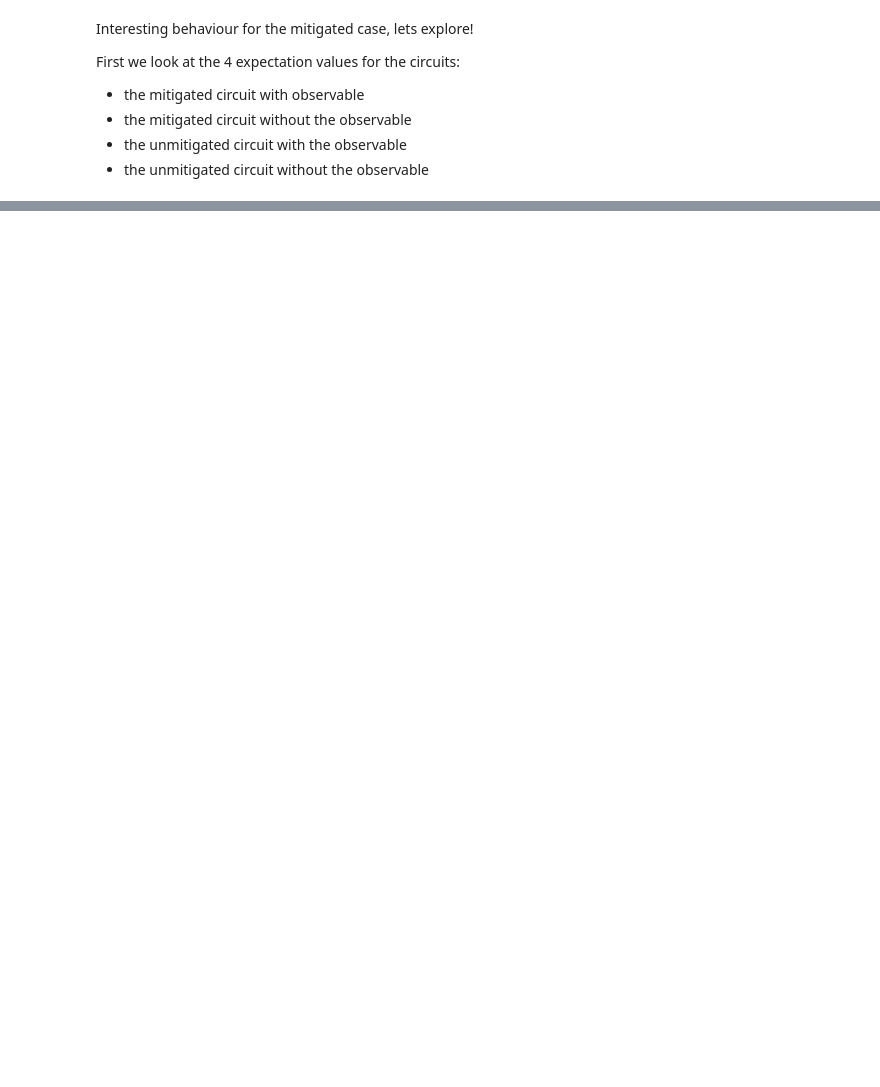
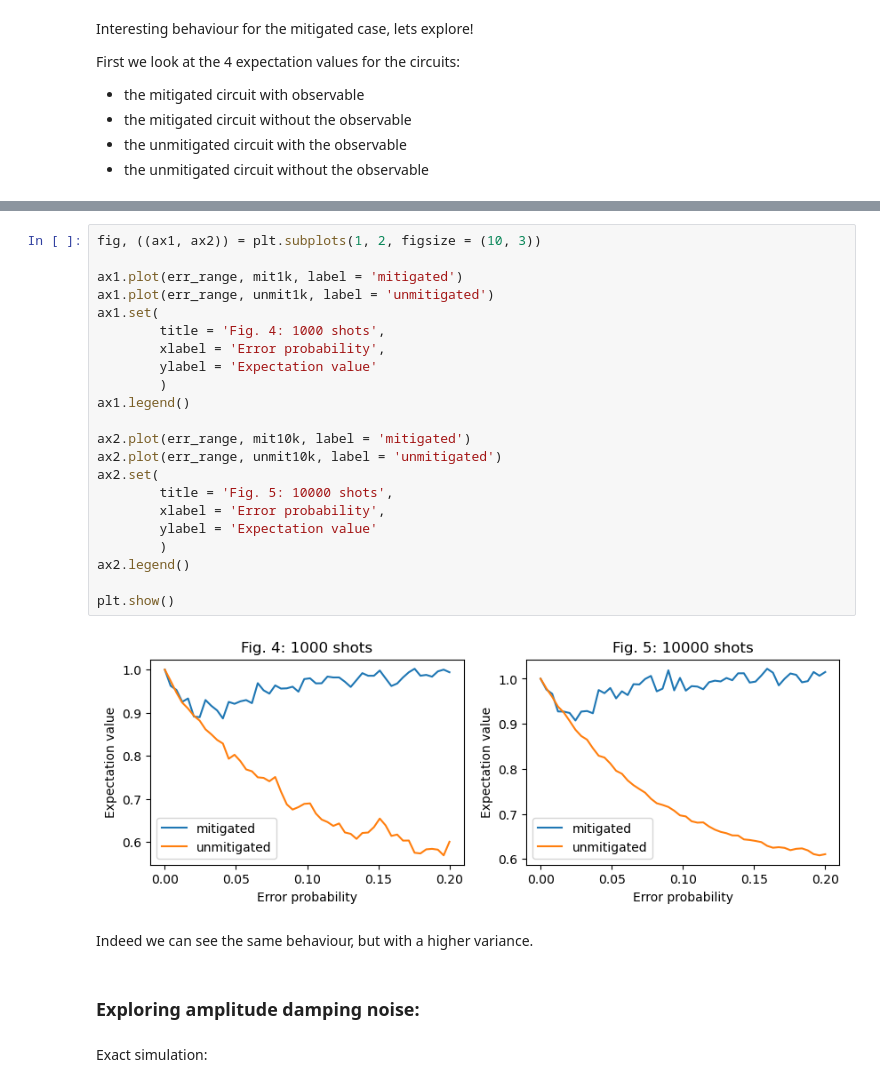
Before and after one commit to noszitomi/UCLQ_internship, a Jupyter notebook: UCLQ_code/prod/ESD_paper/manual_noise_demo.ipynb, the cells around one changed output, grey strips where cells are left out. Cells and saved outputs as stored; diff of their text form; blank space fills up the shorter version.

```diff
--- a/UCLQ_code/prod/ESD_paper/manual_noise_demo.ipynb
+++ b/UCLQ_code/prod/ESD_paper/manual_noise_demo.ipynb
@@ -217,0 +283,30 @@ From this we can explain the behaviour of the mitigated (and also the unmitigate
+# %%
+fig, ((ax1, ax2)) = plt.subplots(1, 2, figsize = (10, 3))
+
+ax1.plot(err_range, mit1k, label = 'mitigated')
+ax1.plot(err_range, unmit1k, label = 'unmitigated')
+ax1.set(
+        title = 'Fig. 4: 1000 shots',
+        xlabel = 'Error probability',
+        ylabel = 'Expectation value'
+        )
+ax1.legend()
+
+ax2.plot(err_range, mit10k, label = 'mitigated')
+ax2.plot(err_range, unmit10k, label = 'unmitigated')
+ax2.set(
+        title = 'Fig. 5: 10000 shots',
+        xlabel = 'Error probability',
+        ylabel = 'Expectation value'
+        )
+ax2.legend()
+
+plt.show()
+# %% [output]
+[figure, added]
+# %% [markdown]
+Indeed we can see the same behaviour, but with a higher variance.
+# %% [markdown]
+### Exploring amplitude damping noise:
+# %% [markdown]
+Exact simulation:
```
Also changed, not shown: parts of 38 cells of this notebook, 2 other files.
